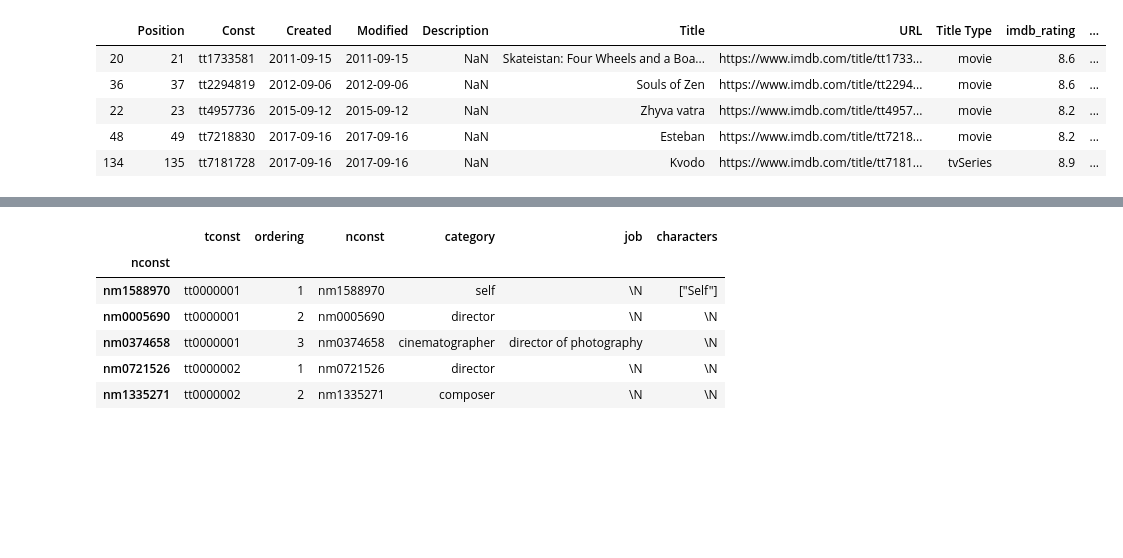
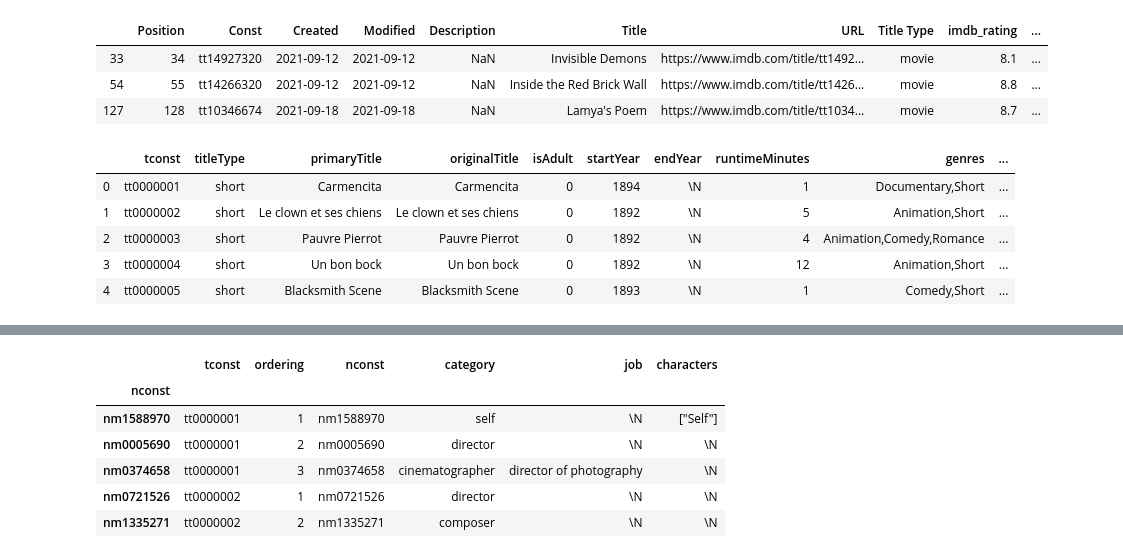
Before and after one commit to cwerner13/ZurichFilmFestival, a Jupyter notebook: zff.ipynb, the cells around one changed output, grey strips where cells are left out. Drawn from its saved outputs; the diff is of its cells as text; code cells hidden in the pictures; blank space fills up the shorter version.

```diff
--- a/zff.ipynb
+++ b/zff.ipynb
@@ -1,25 +1,26 @@
 # %%
 import pandas as pd
 import os
 
-### import ZFF lists #######
+############################################
+### import ZFF lists 2011 - 2021
+############################################
+
 newdf = pd.DataFrame()
 for i in range(2011,2021+1):
 
     if os.path.exists("data/Zurich Film Festival " + str(i) + ".csv"):
 
     #   dfx            = pd.read_csv ("data/Zurich Film Festival 2019.csv", encoding='latin-1')
         dfx            = pd.read_csv (("data/Zurich Film Festival " + str(i) + ".csv"), encoding='latin-1')
 
         dfx['dat_per'] = i                                  #add column
         newdf          = newdf.append(dfx)                  #add all rouws
 
 newdf.rename(columns = {"Num Votes": "num_votes", "IMDb Rating": "imdb_rating"}, inplace = True)
-newdf[(newdf.num_votes <100) & (newdf.imdb_rating> 8)].head()
+newdf[(newdf.num_votes <100) & (newdf.imdb_rating> 8)].tail(3)
 # %% [output]
 |  | Position | Const | Created | Modified | Description | Title | URL | Title Type | imdb_rating | ... |
-| 20 | 21 | tt1733581 | 2011-09-15 | 2011-09-15 | NaN | Skateistan: Four Wheels and a Boa... | https://www.imdb.com/title/tt1733... | movie | 8.6 | ... |
-| 36 | 37 | tt2294819 | 2012-09-06 | 2012-09-06 | NaN | Souls of Zen | https://www.imdb.com/title/tt2294... | movie | 8.6 | ... |
-| 22 | 23 | tt4957736 | 2015-09-12 | 2015-09-12 | NaN | Zhyva vatra | https://www.imdb.com/title/tt4957... | movie | 8.2 | ... |
-| 48 | 49 | tt7218830 | 2017-09-16 | 2017-09-16 | NaN | Esteban | https://www.imdb.com/title/tt7218... | movie | 8.2 | ... |
-| 134 | 135 | tt7181728 | 2017-09-16 | 2017-09-16 | NaN | Kvodo | https://www.imdb.com/title/tt7181... | tvSeries | 8.9 | ... |
+| 33 | 34 | tt14927320 | 2021-09-12 | 2021-09-12 | NaN | Invisible Demons | https://www.imdb.com/title/tt1492... | movie | 8.1 | ... |
+| 54 | 55 | tt14266320 | 2021-09-12 | 2021-09-12 | NaN | Inside the Red Brick Wall | https://www.imdb.com/title/tt1426... | movie | 8.8 | ... |
+| 127 | 128 | tt10346674 | 2021-09-18 | 2021-09-18 | NaN | Lamya's Poem | https://www.imdb.com/title/tt1034... | movie | 8.7 | ... |
@@ -25,0 +46,22 @@ newdf[(newdf.num_votes <100) & (newdf.imdb_rating> 8)].head()
+# %%
+#################################################
+# Titles
+#################################################
+T = pd.read_csv('https://datasets.imdbws.com/title.basics.tsv.gz'
+                 , compression='gzip'
+                 , delimiter='\t',encoding='utf-8'
+                 , header=0
+                # , sep= " "
+                 , quotechar='"'
+                 #, error_bad_lines=False
+                )
+
+T["flg_doc"] = np.where (T['genres'].str.contains('Documentary'),1,0)
+T.head(3)
+# %% [output]
+|  | tconst | titleType | primaryTitle | originalTitle | isAdult | startYear | endYear | runtimeMinutes | genres | ... |
+| 0 | tt0000001 | short | Carmencita | Carmencita | 0 | 1894 | \N | 1 | Documentary,Short | ... |
+| 1 | tt0000002 | short | Le clown et ses chiens | Le clown et ses chiens | 0 | 1892 | \N | 5 | Animation,Short | ... |
+| 2 | tt0000003 | short | Pauvre Pierrot | Pauvre Pierrot | 0 | 1892 | \N | 4 | Animation,Comedy,Romance | ... |
+| 3 | tt0000004 | short | Un bon bock | Un bon bock | 0 | 1892 | \N | 12 | Animation,Short | ... |
+| 4 | tt0000005 | short | Blacksmith Scene | Blacksmith Scene | 0 | 1893 | \N | 1 | Comedy,Short | ... |
```
Also changed, not shown: parts of 32 cells of this notebook.
